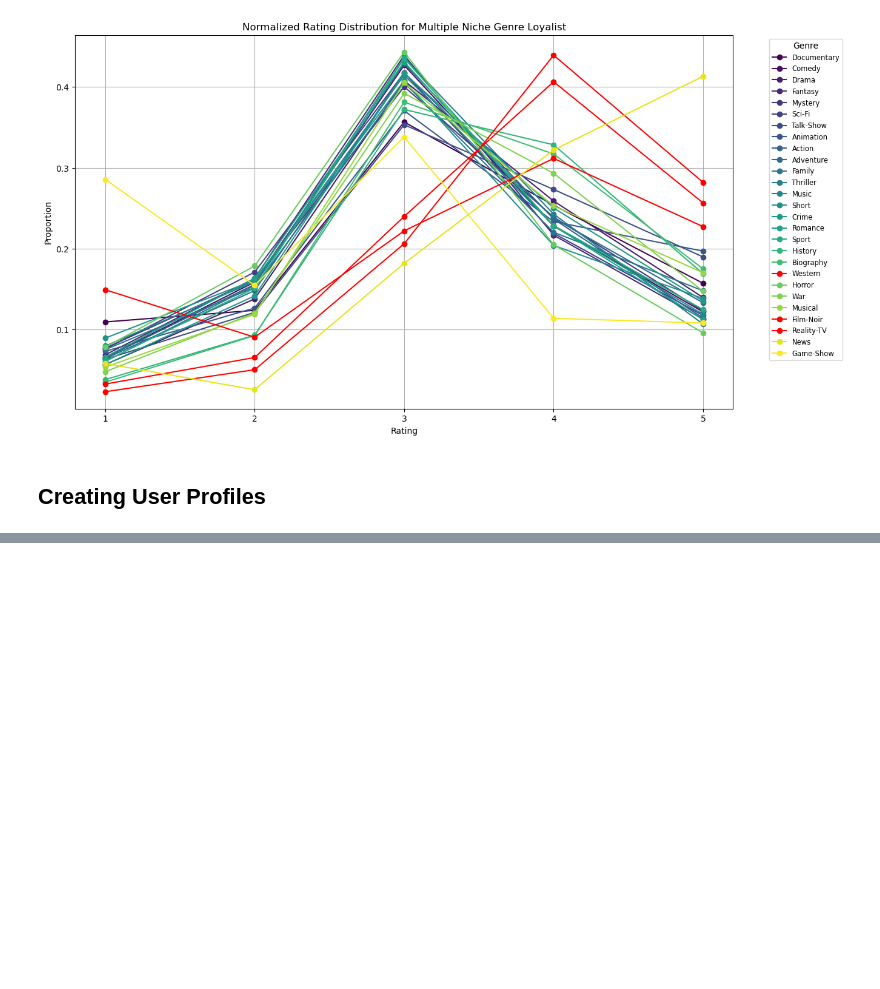
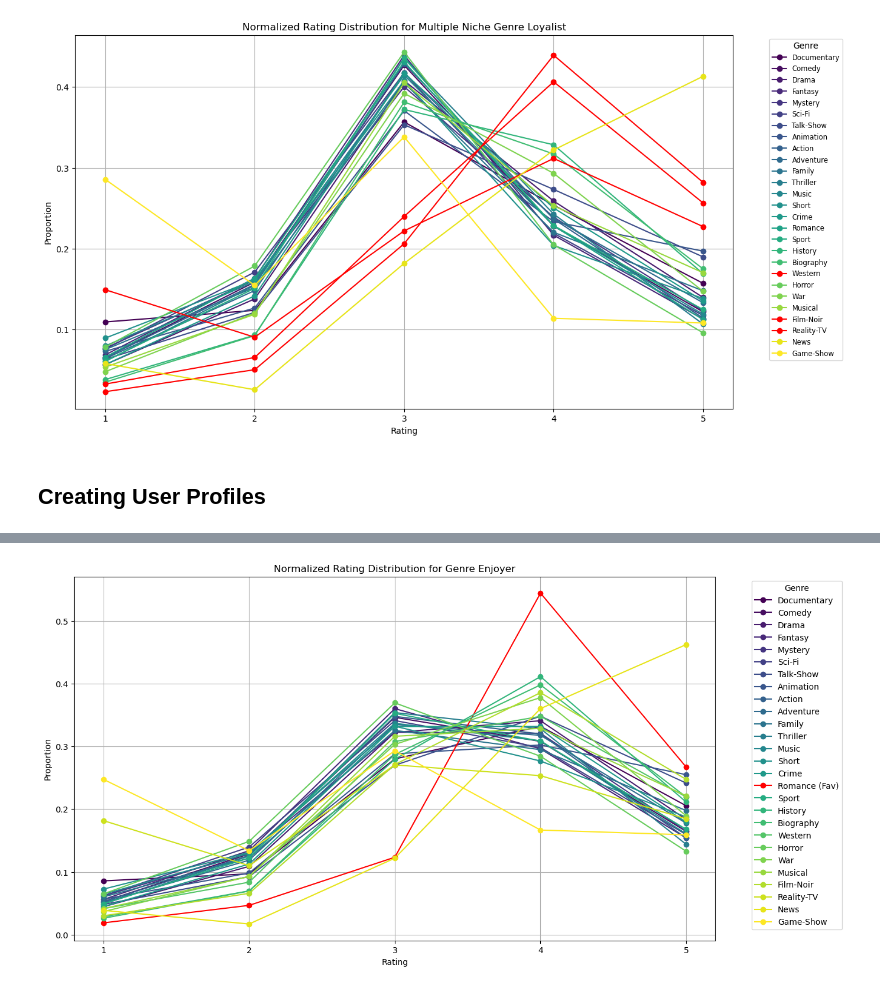
Before and after one commit to KahaanGandhi/multi-armed-bandits, a Jupyter notebook: netflix-recommendations/user-profiles.ipynb, the cells around one changed output, grey strips where cells are left out. Drawn from its saved outputs; the diff is of its cells as text; code cells hidden in the pictures; blank space fills up the shorter version.

Commit message:
create 1st user archetype as environment

```diff
--- a/netflix-recommendations/user-profiles.ipynb
+++ b/netflix-recommendations/user-profiles.ipynb
@@ -459,0 +379,92 @@ viewer = GenreEnjoyer(genre_list, df_exploded)
+# %%
+genre_list = df_exploded["Genres"].unique().tolist()
+
+unnormalized_distributions = {}
+for genre in genre_list:
+    subset = list(df_exploded[df_exploded["Genres"] == genre]["Rating"])
+    rating_counts = {}
+    for rating in range(1,6):
+        rating_counts[rating] = subset.count(rating)
+    unnormalized_distributions[genre] = rating_counts
+# %%
+# TODO: fine turn bias factor
+
+class GenreEnjoyer:
+    def __init__(self, genre_list, unnormalized_distributions, user_id):
+        self.genre_list = genre_list
+        self.user_id = user_id
+        self.favorite_genre = np.random.choice(genre_list)  # Randomly select a favorite genre
+        self.reward_distributions = self.create_reward_distributions(unnormalized_distributions)
+
+        # TODO: maybe move this all to the agent side, as this is environment
+        k = len(self.genre_list) # K-armed, since arms representing genres
+        self.arm_rewards = [0] * k
+        self.arm_EV = [0] * k
+        self.arm_counts = [0] * k
+
+
+        # TODO: maybe add a best arm tracker?
+        self.lin_ucb = [0]
+        self.lin_ucb_rewards = [0]
+
+    # Create stochastic and stationary reward distributions for each genre, biased towards favorite
+    def create_reward_distributions(self, unnormalized_distributions):
+        normalized_distributions = {}
+        for genre in self.genre_list:
+            rating_counts = unnormalized_distributions[genre].copy()
+            if genre == self.favorite_genre:
+                # Apply a bias to ratings 4 and 5 for the favorite genre
+                bias_factor = 5
+                rating_counts[4] *= bias_factor
+                rating_counts[5] *= bias_factor
+
+            # Normalize counts to create a probability distribution
+            total_counts = sum(rating_counts.values())
+            normalized_counts = {}
+            for rating, count in rating_counts.items():
+                normalized_counts[rating] = count / total_counts
+            normalized_distributions[genre] = normalized_counts
+
+        return normalized_distributions
+
+    def get_reward(self, genre_index):
+        genre = self.genre_list[genre_index]
+        ratings, probabilities = zip(*self.reward_distributions[genre.items()])
+        reward = np.random.choice(ratings, p=probabilities)
+        self.update_arm_stats(genre_index, reward)
+        return reward
+
+    def update_arm_stats(self, arm_index, reward):
+        n = self.arm_counts[arm_index]
+        old_avg = self.arm_EV[arm_index]
+
+        self.arm_counts[arm_index] += 1
+        new_avg = (old_avg * n + reward) / (n + 1) # CAN CHECK THIS
+        self.arm_EV = new_avg
+
+    # Plot the normalized rating distribution for each genre
+    def plot_distributions(self):
+        plt.figure(figsize=(14, 8))
+        colors = plt.cm.viridis(np.linspace(0, 1, len(self.genre_list)))
+
+        for genre, color in zip(self.genre_list, colors):
+            if genre in self.reward_distributions:
+                ratings = list(self.reward_distributions[genre].keys())
+                probabilities = list(self.reward_distributions[genre].values())
+                if genre == self.favorite_genre:
+                    plt.plot(ratings, probabilities, '-o', label=genre + " (Fav)", color="red")
+                else:
+                    plt.plot(ratings, probabilities, '-o', label=genre, color=color)
+
+        plt.title('Normalized Rating Distribution for Genre Enjoyer')
+        plt.xlabel('Rating')
+        plt.ylabel('Proportion')
+        plt.xticks(range(1, 6))
+        plt.legend(title='Genre', bbox_to_anchor=(1.05, 1), loc='upper left')
+        plt.grid(True)
+        plt.show()
+
+viewer = GenreEnjoyer(genre_list, unnormalized_distributions, 1)
+viewer.plot_distributions()
+# %% [output]
+[figure, added]
```
Also changed, not shown: parts of 2 cells of this notebook.
